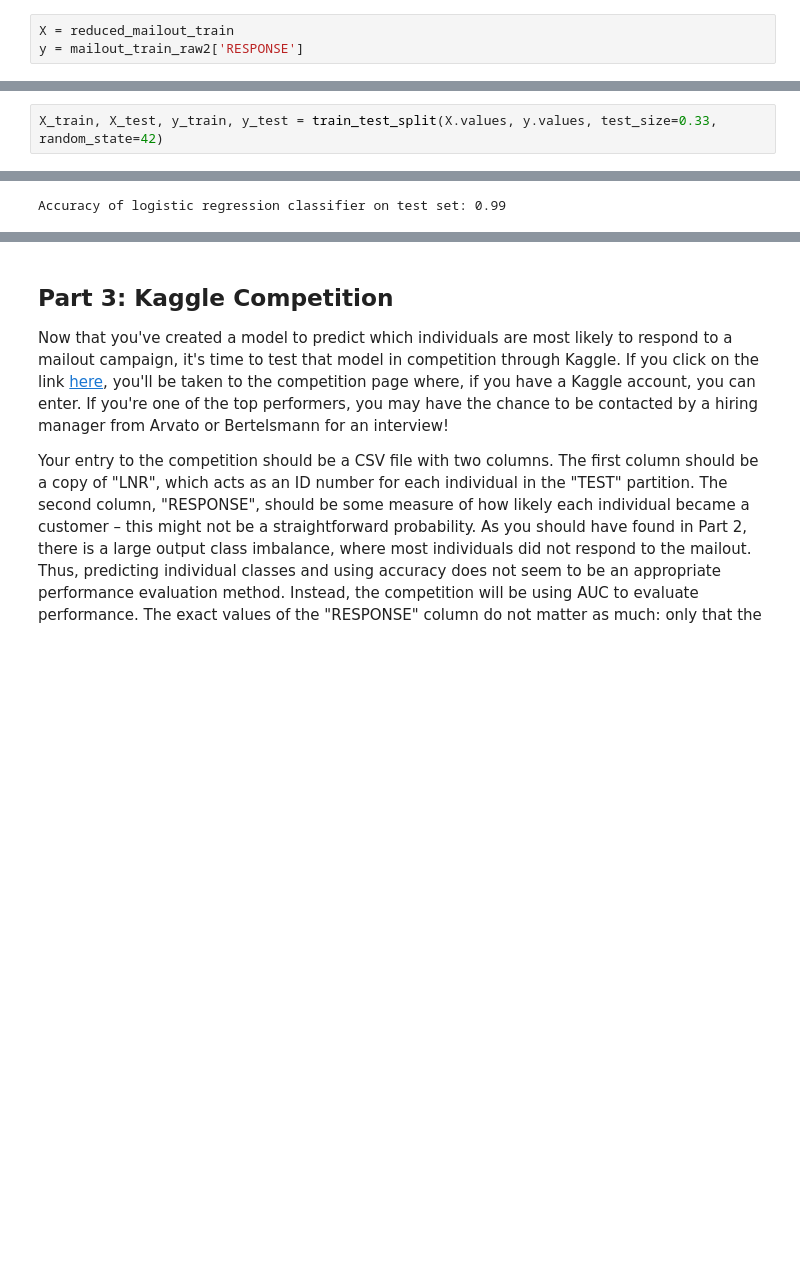
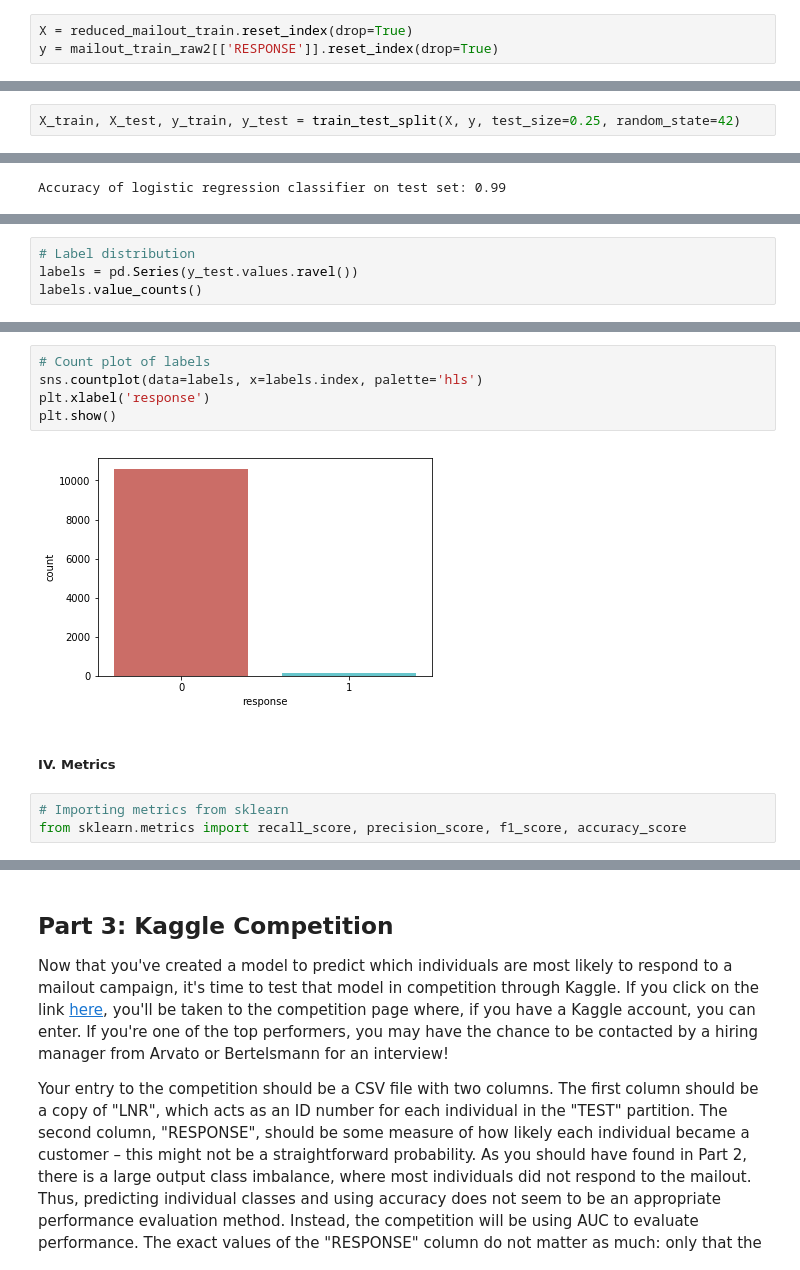
Before and after one commit to keyvantaj/Capstone_Project, a Jupyter notebook: 2_Supervised_Learning_Model.ipynb, the cells around one changed output, grey strips where cells are left out. Cells and saved outputs as stored; diff of their text form; blank space fills up the shorter version.

```diff
--- a/2_Supervised_Learning_Model.ipynb
+++ b/2_Supervised_Learning_Model.ipynb
@@ -410,5 +417,5 @@ reduced_mailout_test = pd.read_pickle('reduced_mailout_test.pkl')
 from sklearn.linear_model import LogisticRegression
 from sklearn.model_selection import train_test_split
 # %%
-X = reduced_mailout_train
-y = mailout_train_raw2['RESPONSE']
+X = reduced_mailout_train.reset_index(drop=True)
+y = mailout_train_raw2[['RESPONSE']].reset_index(drop=True)
@@ -418,3 +422,3 @@ Let's split dataset by using function **train_test_split()**. You need to pass 3
 # %%
-X_train, X_test, y_train, y_test = train_test_split(X.values, y.values, test_size=0.33, random_state=42)
+X_train, X_test, y_train, y_test = train_test_split(X, y, test_size=0.25, random_state=42)
 # %% [markdown]
@@ -447,0 +450,4 @@ Accuracy of logistic regression classifier on test set: 0.99
+# %%
+# Label distribution
+labels = pd.Series(y_test.values.ravel())
+labels.value_counts()
@@ -447,0 +464,12 @@ Accuracy of logistic regression classifier on test set: 0.99
+# %%
+# Count plot of labels
+sns.countplot(data=labels, x=labels.index, palette='hls')
+plt.xlabel('response')
+plt.show()
+# %% [output]
+[figure, added]
+# %% [markdown]
+##### IV. Metrics
+# %%
+# Importing metrics from sklearn
+from sklearn.metrics import recall_score, precision_score, f1_score, accuracy_score
```
Also changed, not shown: parts of 43 cells of this notebook, 1 other file.
